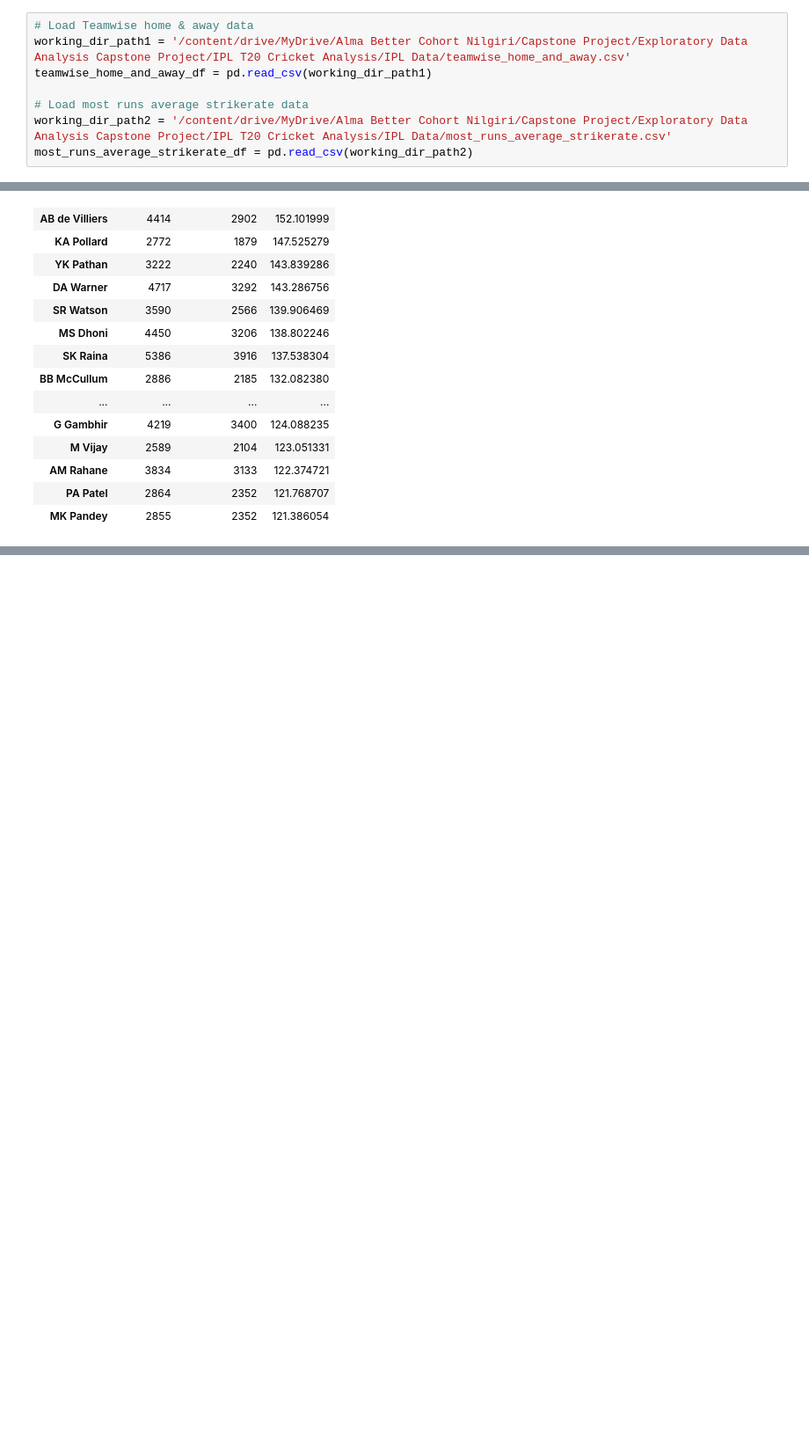
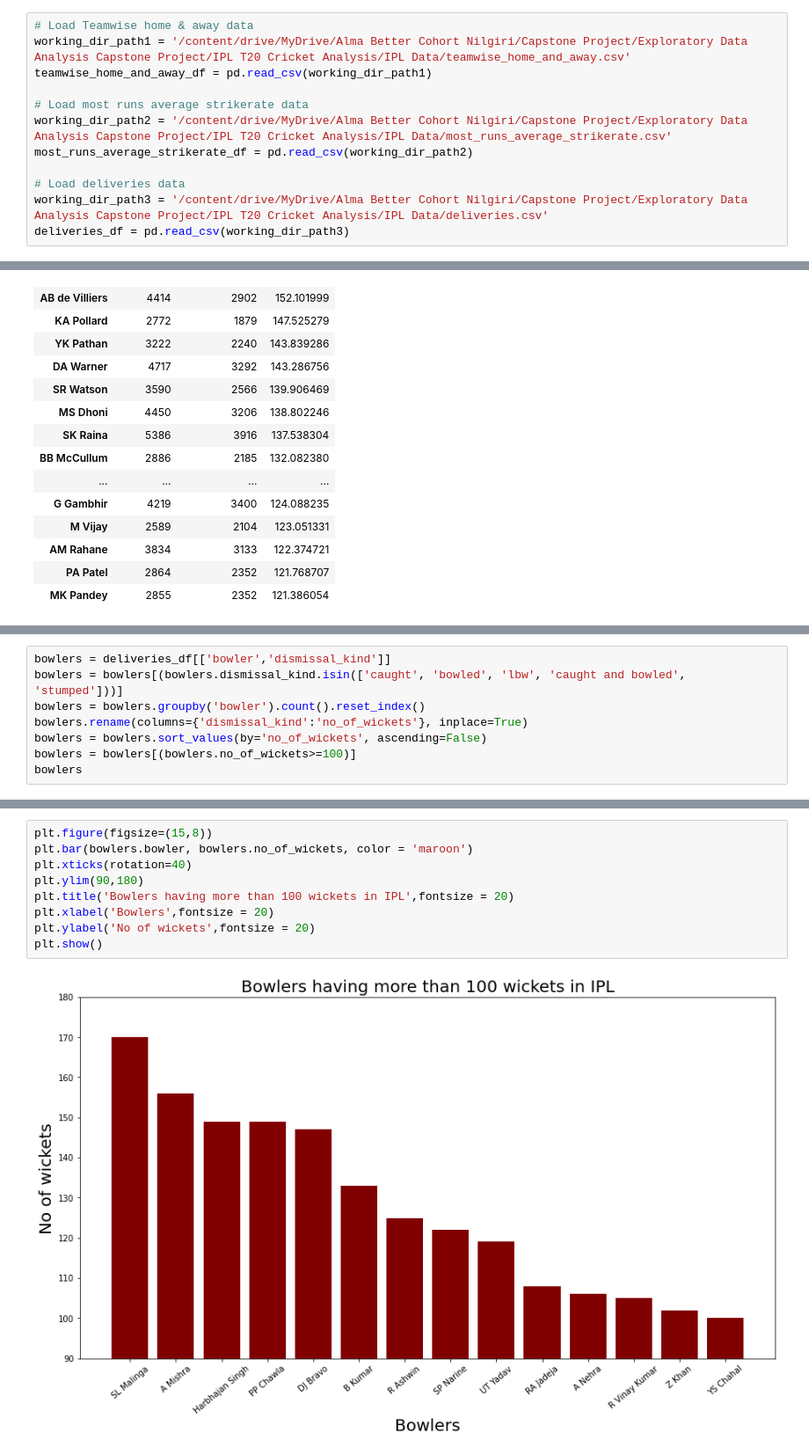
Before and after one commit to Pradip240/IPL-T20-Cricket-Analysis, a Jupyter notebook: Hrithik__IPL_T20_Cricket_Analysis_Capstone_Project.ipynb, the cells around one changed output, grey strips where cells are left out. Shown: that part at 88% size. Drawn from its saved outputs; the diff is of its cells as text; blank space fills up the shorter version.

```diff
--- a/Hrithik__IPL_T20_Cricket_Analysis_Capstone_Project.ipynb
+++ b/Hrithik__IPL_T20_Cricket_Analysis_Capstone_Project.ipynb
@@ -27,6 +27,10 @@ teamwise_home_and_away_df = pd.read_csv(working_dir_path1)
 # Load most runs average strikerate data
 working_dir_path2 = '/content/drive/MyDrive/Alma Better Cohort Nilgiri/Capstone Project/Exploratory Data Analysis Capstone Project/IPL T20 Cricket Analysis/IPL Data/most_runs_average_strikerate.csv'
 most_runs_average_strikerate_df = pd.read_csv(working_dir_path2)
+
+# Load deliveries data
+working_dir_path3 = '/content/drive/MyDrive/Alma Better Cohort Nilgiri/Capstone Project/Exploratory Data Analysis Capstone Project/IPL T20 Cricket Analysis/IPL Data/deliveries.csv'
+deliveries_df = pd.read_csv(working_dir_path3)
 # %%
 teamwise_home_and_away_df.info()
 # %% [output]
@@ -329,0 +392,8 @@ plt.show()
+# %%
+bowlers = deliveries_df[['bowler','dismissal_kind']]
+bowlers = bowlers[(bowlers.dismissal_kind.isin(['caught', 'bowled', 'lbw', 'caught and bowled', 'stumped']))]
+bowlers = bowlers.groupby('bowler').count().reset_index()
+bowlers.rename(columns={'dismissal_kind':'no_of_wickets'}, inplace=True)
+bowlers = bowlers.sort_values(by='no_of_wickets', ascending=False)
+bowlers = bowlers[(bowlers.no_of_wickets>=100)]
+bowlers
@@ -329,0 +416,11 @@ plt.show()
+# %%
+plt.figure(figsize=(15,8))
+plt.bar(bowlers.bowler, bowlers.no_of_wickets, color = 'maroon')
+plt.xticks(rotation=40)
+plt.ylim(90,180)
+plt.title('Bowlers having more than 100 wickets in IPL',fontsize = 20)
+plt.xlabel('Bowlers',fontsize = 20)
+plt.ylabel('No of wickets',fontsize = 20)
+plt.show()
+# %% [output]
+[figure, added]
```
Also changed, not shown: parts of 27 cells of this notebook.
